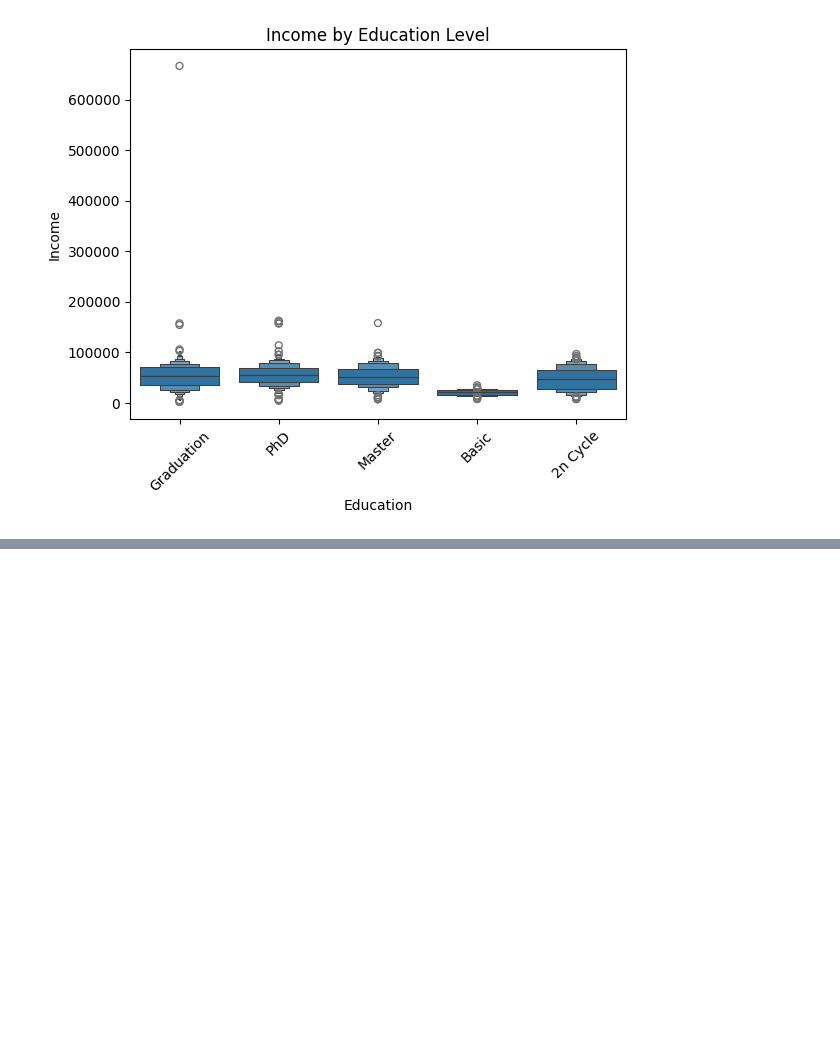
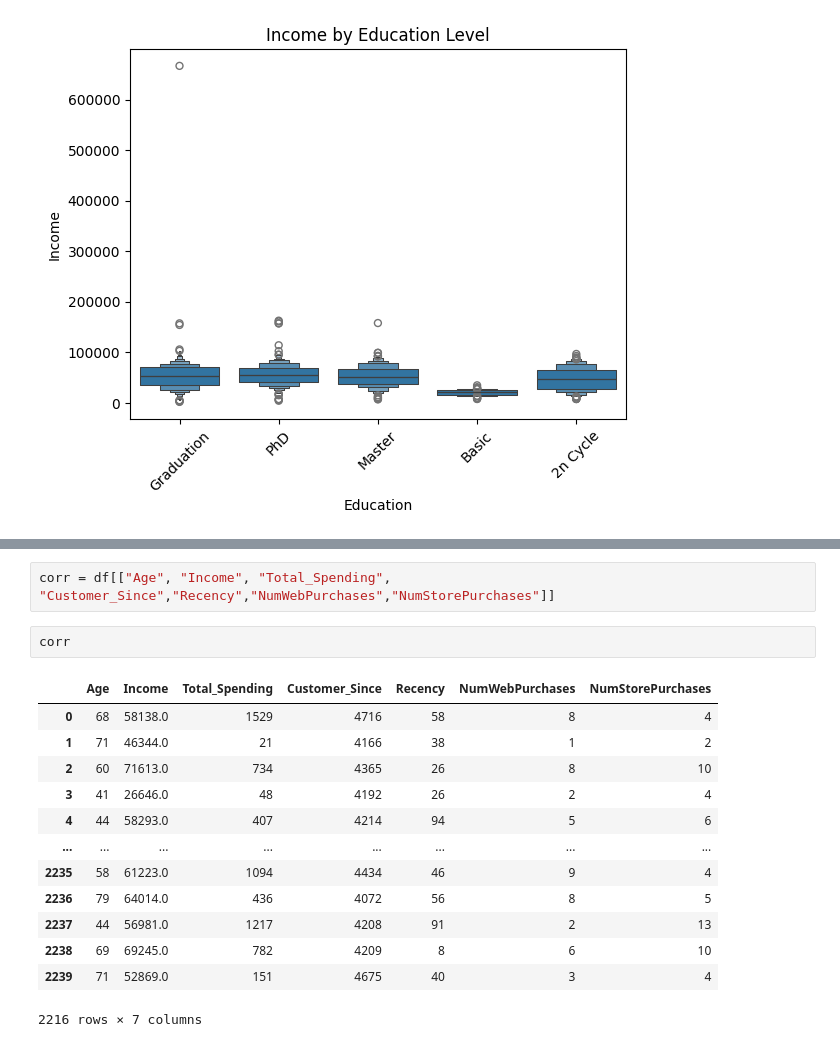
Before and after one commit to HNDeshanSamarathunga/cutomer_segment_ML, a Jupyter notebook: Analysis_Mode.ipynb, the cells around one changed output, grey strips where cells are left out. Cells and saved outputs as stored; diff of their text form; blank space fills up the shorter version.

```diff
--- a/Analysis_Mode.ipynb
+++ b/Analysis_Mode.ipynb
@@ -253,0 +273,18 @@ plt.show()
+# %%
+corr = df[["Age", "Income", "Total_Spending", "Customer_Since","Recency","NumWebPurchases","NumStorePurchases"]]
+# %%
+corr
+# %% [output]
+|  | Age | Income | Total_Spending | Customer_Since | Recency | NumWebPurchases | NumStorePurchases |
+| 0 | 68 | 58138.0 | 1529 | 4716 | 58 | 8 | 4 |
+| 1 | 71 | 46344.0 | 21 | 4166 | 38 | 1 | 2 |
+| 2 | 60 | 71613.0 | 734 | 4365 | 26 | 8 | 10 |
+| 3 | 41 | 26646.0 | 48 | 4192 | 26 | 2 | 4 |
+| 4 | 44 | 58293.0 | 407 | 4214 | 94 | 5 | 6 |
+| ... | ... | ... | ... | ... | ... | ... | ... |
+| 2235 | 58 | 61223.0 | 1094 | 4434 | 46 | 9 | 4 |
+| 2236 | 79 | 64014.0 | 436 | 4072 | 56 | 8 | 5 |
+| 2237 | 44 | 56981.0 | 1217 | 4208 | 91 | 2 | 13 |
+| 2238 | 69 | 69245.0 | 782 | 4209 | 8 | 6 | 10 |
+| 2239 | 71 | 52869.0 | 151 | 4675 | 40 | 3 | 4 |
+2216 rows × 7 columns
```
Also changed, not shown: parts of 10 cells of this notebook.
